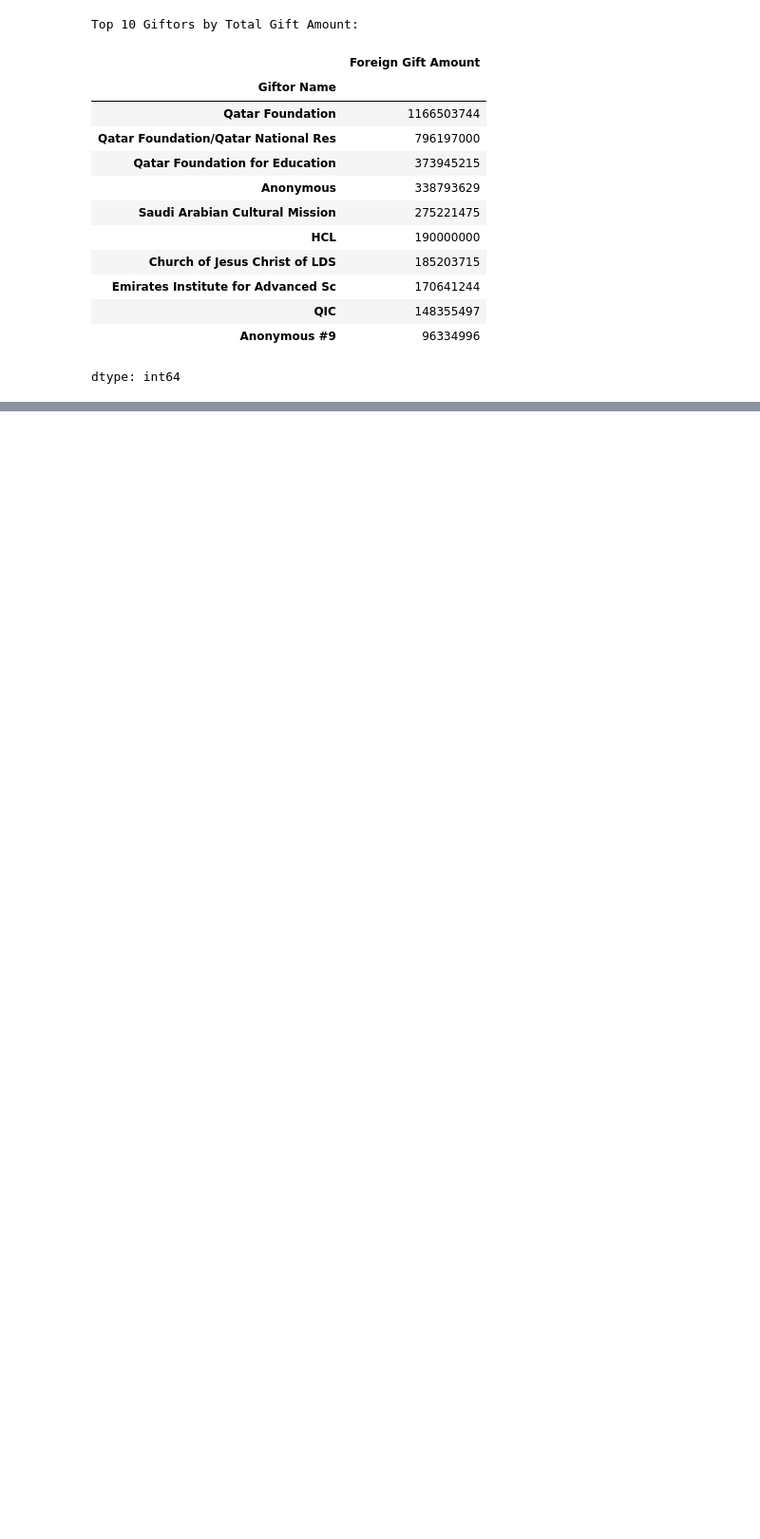
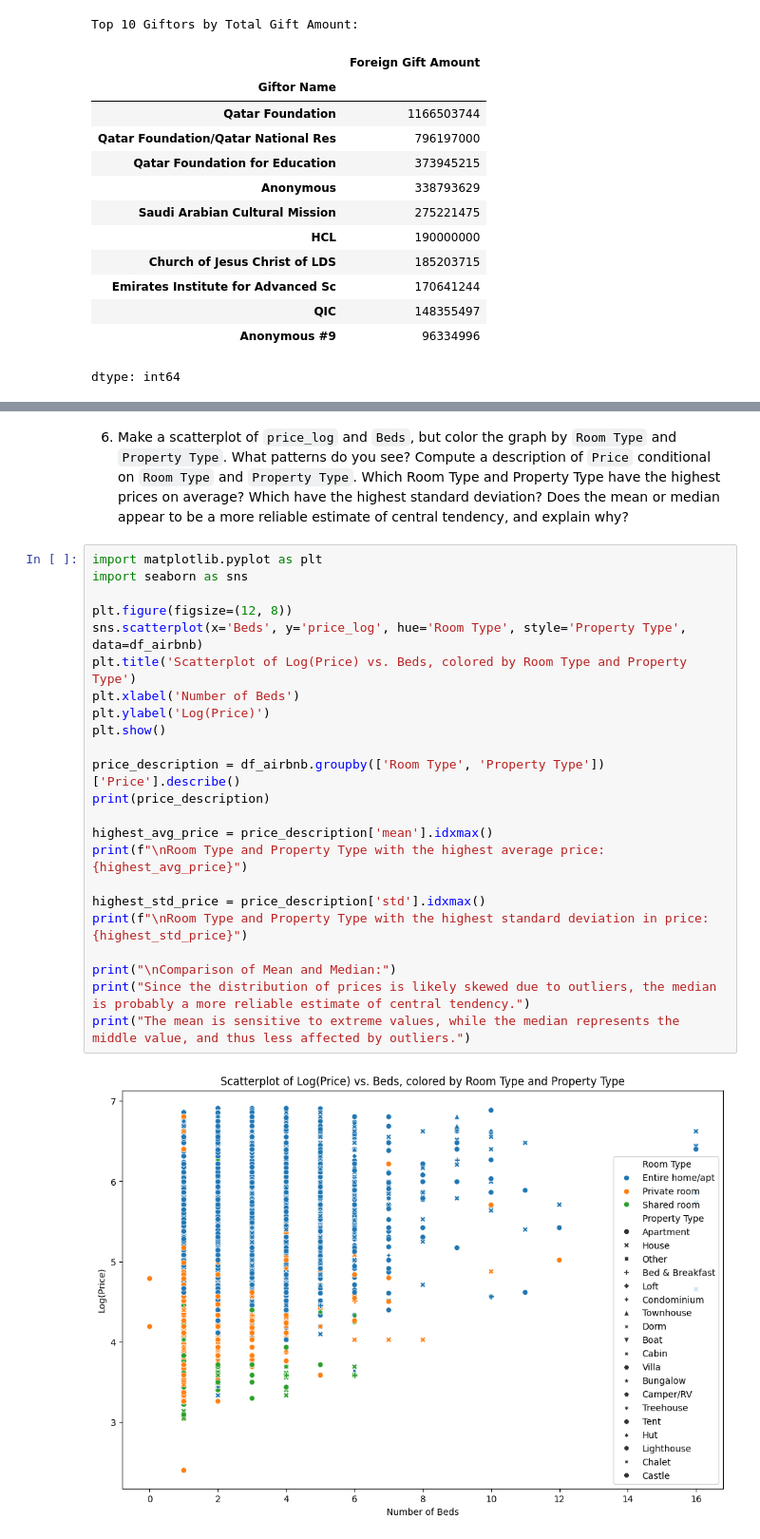
Before and after one commit to deancuva/EDA, a Jupyter notebook: assignment/assignment.ipynb, the cells around one changed output, grey strips where cells are left out. Shown at 95% size. Saved outputs shown, nothing was run; the diff lists cells and outputs as text; blank space fills up the shorter version.

```diff
--- a/assignment/assignment.ipynb
+++ b/assignment/assignment.ipynb
@@ -241,0 +395,27 @@ dtype: int64
+# %% [markdown]
+6. Make a scatterplot of `price_log` and `Beds`, but color the graph by `Room Type` and `Property Type`. What patterns do you see? Compute a description of `Price` conditional on `Room Type` and `Property Type`. Which Room Type and Property Type have the highest prices on average? Which have the highest standard deviation? Does the mean or median appear to be a more reliable estimate of central tendency, and explain why?
+# %%
+import matplotlib.pyplot as plt
+import seaborn as sns
+
+plt.figure(figsize=(12, 8))
+sns.scatterplot(x='Beds', y='price_log', hue='Room Type', style='Property Type', data=df_airbnb)
+plt.title('Scatterplot of Log(Price) vs. Beds, colored by Room Type and Property Type')
+plt.xlabel('Number of Beds')
+plt.ylabel('Log(Price)')
+plt.show()
+
+price_description = df_airbnb.groupby(['Room Type', 'Property Type'])['Price'].describe()
+print(price_description)
+
+highest_avg_price = price_description['mean'].idxmax()
+print(f"\nRoom Type and Property Type with the highest average price: {highest_avg_price}")
+
+highest_std_price = price_description['std'].idxmax()
+print(f"\nRoom Type and Property Type with the highest standard deviation in price: {highest_std_price}")
+
+print("\nComparison of Mean and Median:")
+print("Since the distribution of prices is likely skewed due to outliers, the median is probably a more reliable estimate of central tendency.")
+print("The mean is sensitive to extreme values, while the median represents the middle value, and thus less affected by outliers.")
+# %% [output]
+[figure, added]
```
Also changed, not shown: parts of 16 cells of this notebook.
